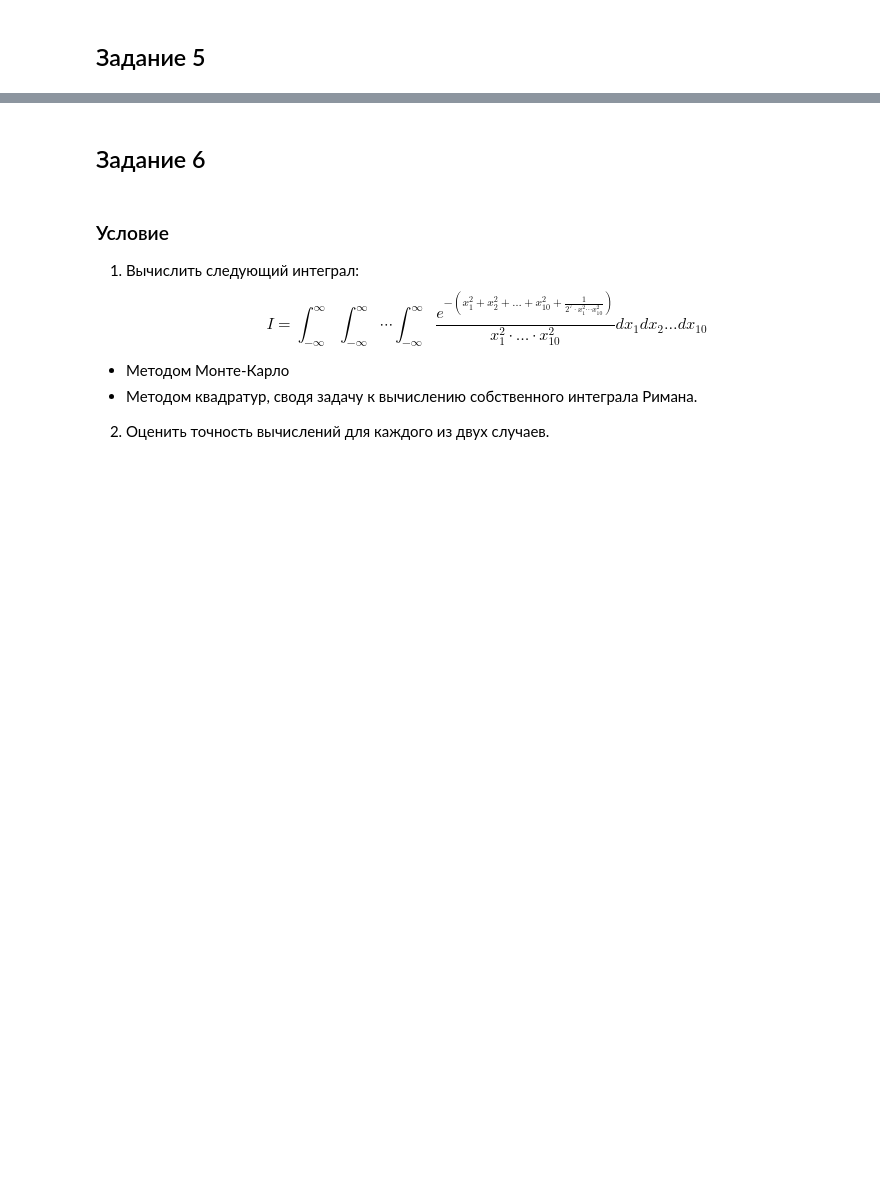
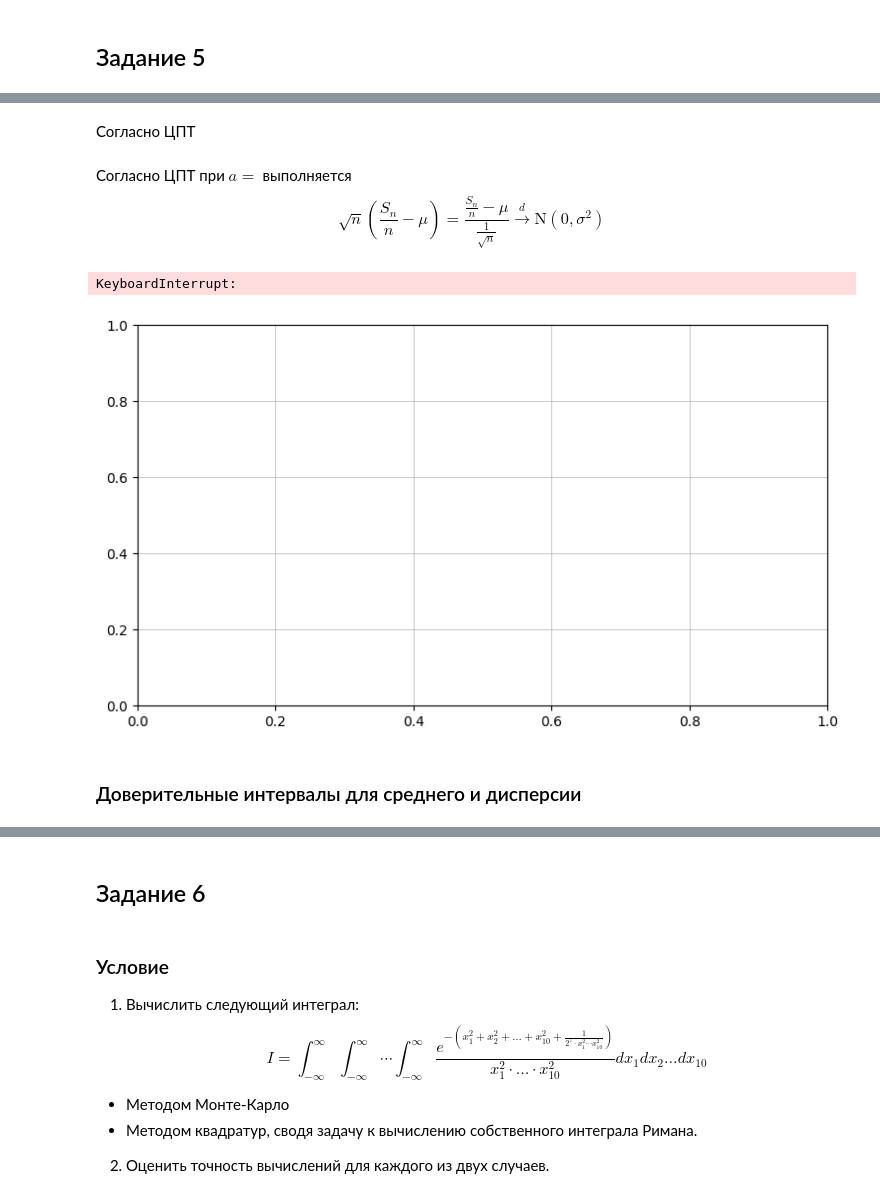
Before and after one commit to arinenn/stochastic_practicum, a Jupyter notebook: stochastic_practicum_first.ipynb, the cells around one changed output, grey strips where cells are left out. Cells and saved outputs as stored; diff of their text form; code cells hidden in the pictures; blank space fills up the shorter version.

```diff
--- a/stochastic_practicum_first.ipynb
+++ b/stochastic_practicum_first.ipynb
@@ -1534,0 +1555,40 @@ $$
+# %% [markdown]
+Согласно ЦПТ
+# %% [markdown]
+Согласно ЦПТ при $a=$ выполняется
+$$
+\sqrt{n}\left( \dfrac{S_n}{n}-\mu \right) =
+\dfrac{\frac{S_n}{n} - \mu}{\frac{1}{\sqrt{n}}} \stackrel{d}{\longrightarrow} \mathrm{N}(0,\sigma^2)
+$$
+# %%
+def gen_norm_sum(n_elements, *args):
+    return rand_norm_expo(n_elements, *args).sum(axis=0)
+# %%
+mu = 5
+sigma = 6
+
+N = 10**3
+
+S_n = gen_norm_sum(N)
+
+n_bins = 50
+grid = np.arange(1, 10)
+
+fig = plt.figure(figsize=(9,5))
+ax = plt.axes()
+ax.grid('minor', linewidth=0.5)
+
+ax.hist(grid, gen_norm_sum(N, 10))
+
+# ax.plot(grid, time_expo, color='c', label='Polar method')
+# ax.plot(grid, time_Cauchy, color='m', label='Von Neumann method')
+
+plt.ylabel('Time, seconds')
+plt.xlabel('Sample size')
+# plt.legend()
+plt.show()
+# %% [output]
+KeyboardInterrupt:
+[figure, added]
+# %% [markdown]
+### Доверительные интервалы для среднего и дисперсии
```
Also changed, not shown: parts of 10 cells of this notebook.
